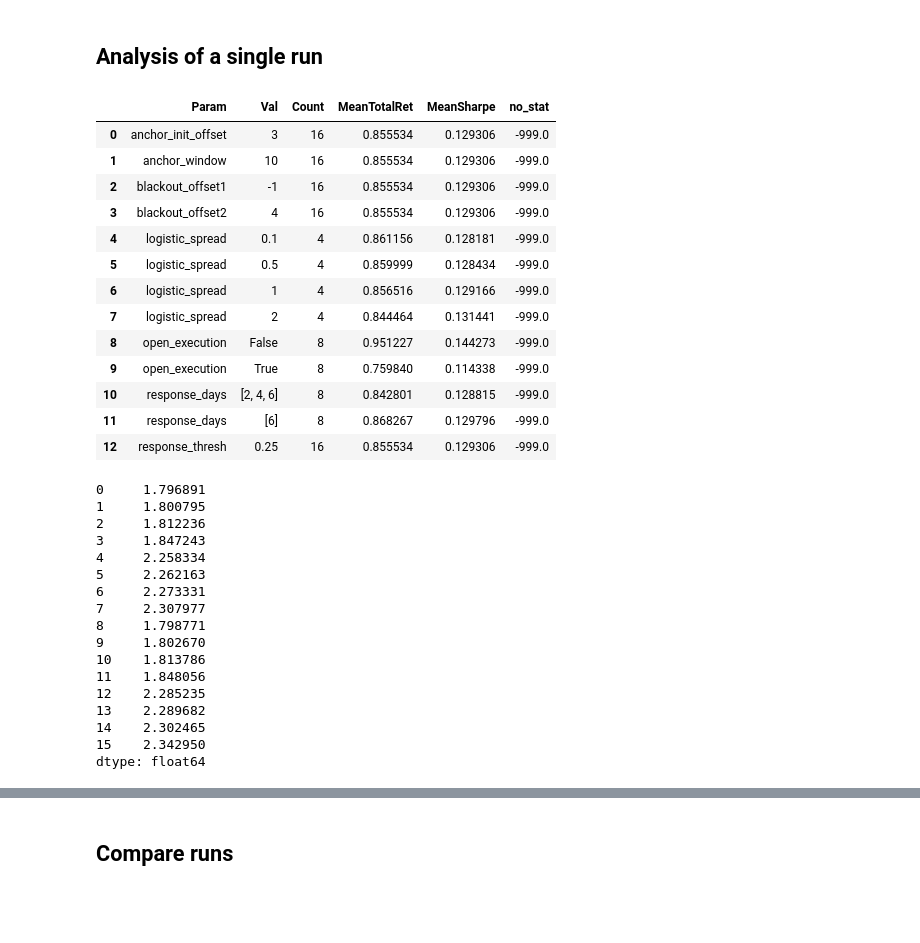
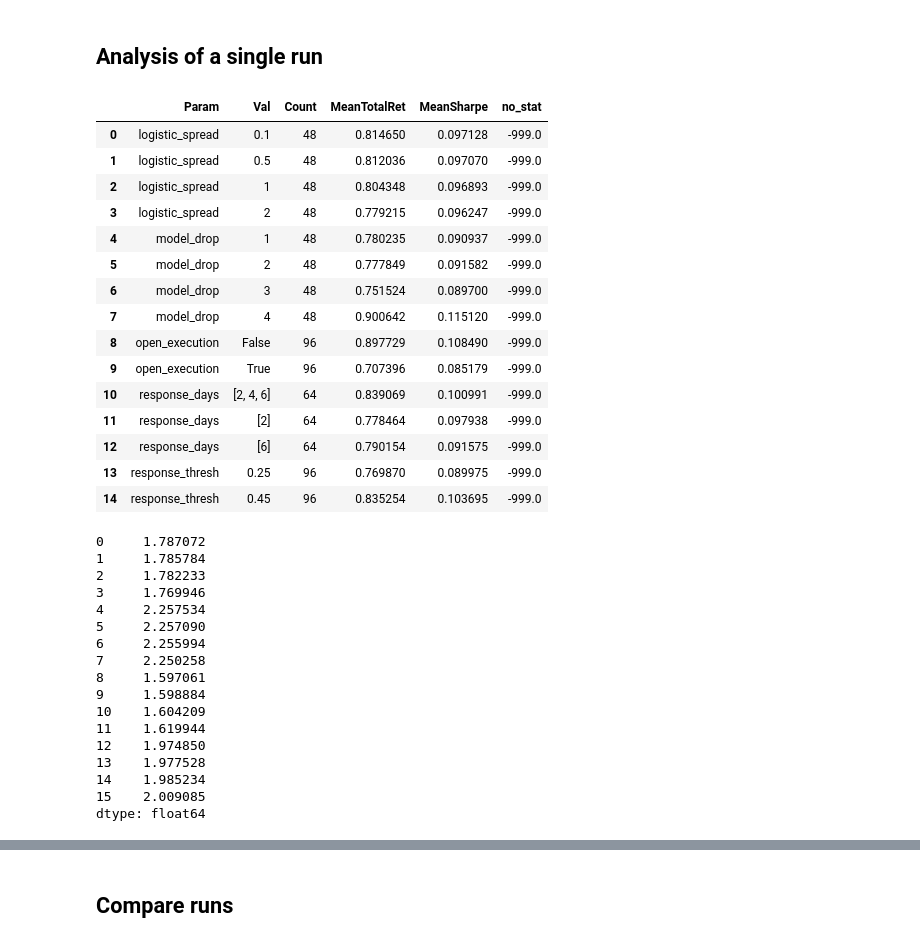
Before and after one commit to ryanoley/ram, a Jupyter notebook: examples/LongPEAD.ipynb, the cells around one changed output, grey strips where cells are left out. Saved outputs shown, nothing was run; the diff lists cells and outputs as text; code cells hidden in the pictures; blank space fills up the shorter version.

```diff
--- a/examples/LongPEAD.ipynb
+++ b/examples/LongPEAD.ipynb
@@ -37,42 +37,44 @@ print(RunManager.get_run_names('LongPeadStrategy'))
 # %% [markdown]
 ## Analysis of a single run
 # %%
-rm1 = RunManager('LongPeadStrategy', 'run_0051')
+rm1 = RunManager('LongPeadStrategy', 'run_0056', test_periods=0)
 rm1.import_return_frame()
 rm1.analyze_parameters()
 # %% [output]
 |  | Param | Val | Count | MeanTotalRet | MeanSharpe | no_stat |
-| 0 | anchor_init_offset | 3 | 16 | 0.855534 | 0.129306 | -999.0 |
-| 1 | anchor_window | 10 | 16 | 0.855534 | 0.129306 | -999.0 |
-| 2 | blackout_offset1 | -1 | 16 | 0.855534 | 0.129306 | -999.0 |
-| 3 | blackout_offset2 | 4 | 16 | 0.855534 | 0.129306 | -999.0 |
-| 4 | logistic_spread | 0.1 | 4 | 0.861156 | 0.128181 | -999.0 |
-| 5 | logistic_spread | 0.5 | 4 | 0.859999 | 0.128434 | -999.0 |
-| 6 | logistic_spread | 1 | 4 | 0.856516 | 0.129166 | -999.0 |
-| 7 | logistic_spread | 2 | 4 | 0.844464 | 0.131441 | -999.0 |
-| 8 | open_execution | False | 8 | 0.951227 | 0.144273 | -999.0 |
-| 9 | open_execution | True | 8 | 0.759840 | 0.114338 | -999.0 |
-| 10 | response_days | [2, 4, 6] | 8 | 0.842801 | 0.128815 | -999.0 |
-| 11 | response_days | [6] | 8 | 0.868267 | 0.129796 | -999.0 |
-| 12 | response_thresh | 0.25 | 16 | 0.855534 | 0.129306 | -999.0 |
+| 0 | logistic_spread | 0.1 | 48 | 0.814650 | 0.097128 | -999.0 |
+| 1 | logistic_spread | 0.5 | 48 | 0.812036 | 0.097070 | -999.0 |
+| 2 | logistic_spread | 1 | 48 | 0.804348 | 0.096893 | -999.0 |
+| 3 | logistic_spread | 2 | 48 | 0.779215 | 0.096247 | -999.0 |
+| 4 | model_drop | 1 | 48 | 0.780235 | 0.090937 | -999.0 |
+| 5 | model_drop | 2 | 48 | 0.777849 | 0.091582 | -999.0 |
+| 6 | model_drop | 3 | 48 | 0.751524 | 0.089700 | -999.0 |
+| 7 | model_drop | 4 | 48 | 0.900642 | 0.115120 | -999.0 |
+| 8 | open_execution | False | 96 | 0.897729 | 0.108490 | -999.0 |
+| 9 | open_execution | True | 96 | 0.707396 | 0.085179 | -999.0 |
+| 10 | response_days | [2, 4, 6] | 64 | 0.839069 | 0.100991 | -999.0 |
+| 11 | response_days | [2] | 64 | 0.778464 | 0.097938 | -999.0 |
+| 12 | response_days | [6] | 64 | 0.790154 | 0.091575 | -999.0 |
+| 13 | response_thresh | 0.25 | 96 | 0.769870 | 0.089975 | -999.0 |
+| 14 | response_thresh | 0.45 | 96 | 0.835254 | 0.103695 | -999.0 |
 # %%
 # Sharpe Ratios
 rm1.returns.mean() * 252 / rm1.returns.std() / np.sqrt(252)
 # %% [output]
-0     1.796891
-1     1.800795
-2     1.812236
-3     1.847243
-4     2.258334
-5     2.262163
-6     2.273331
-7     2.307977
-8     1.798771
-9     1.802670
-10    1.813786
-11    1.848056
-12    2.285235
-13    2.289682
-14    2.302465
-15    2.342950
+0     1.787072
+1     1.785784
+2     1.782233
+3     1.769946
+4     2.257534
+5     2.257090
+6     2.255994
+7     2.250258
+8     1.597061
+9     1.598884
+10    1.604209
+11    1.619944
+12    1.974850
+13    1.977528
+14    1.985234
+15    2.009085
 dtype: float64
```
Also changed, not shown: parts of 3 cells of this notebook, 3 other files.
